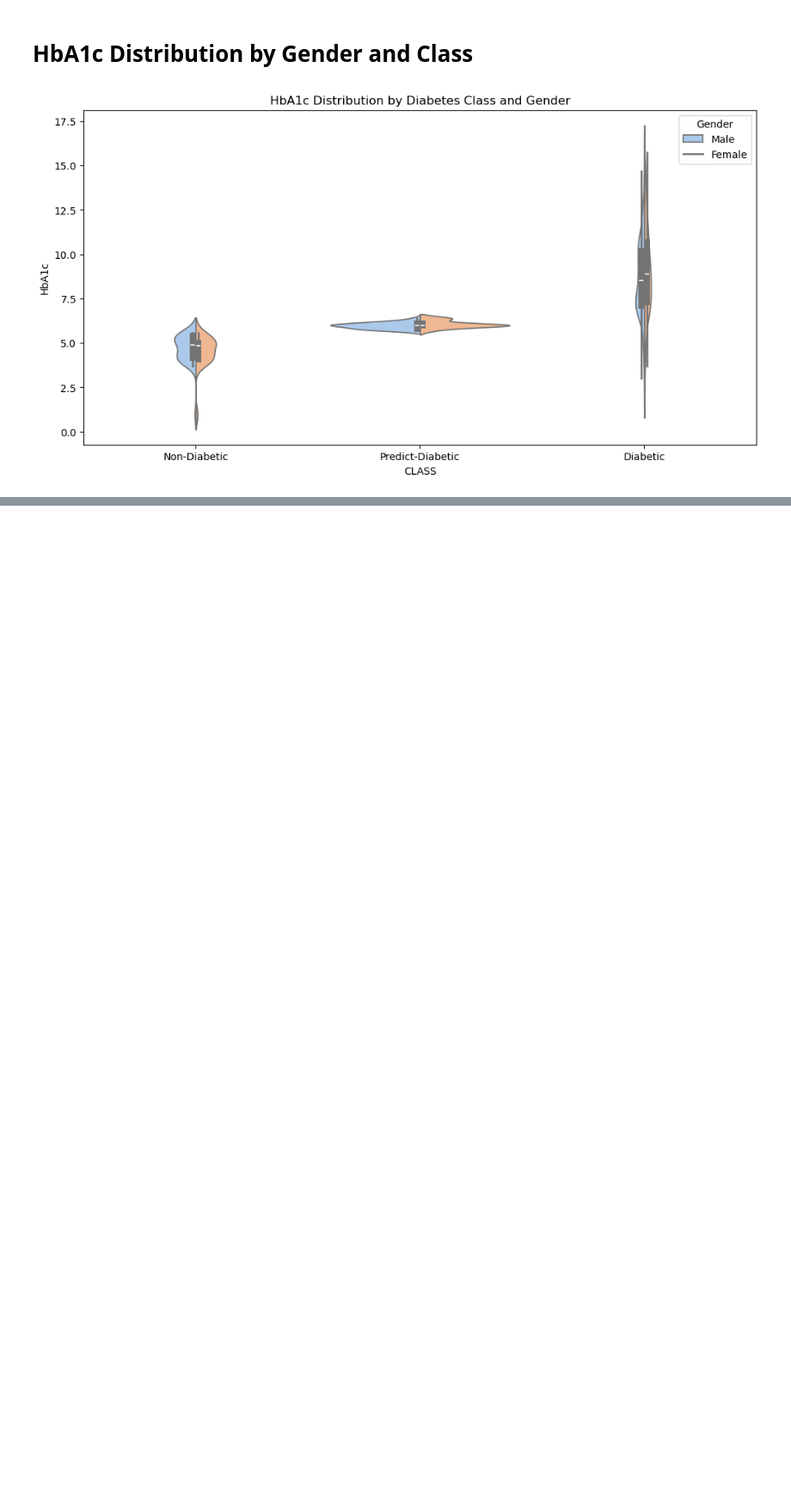
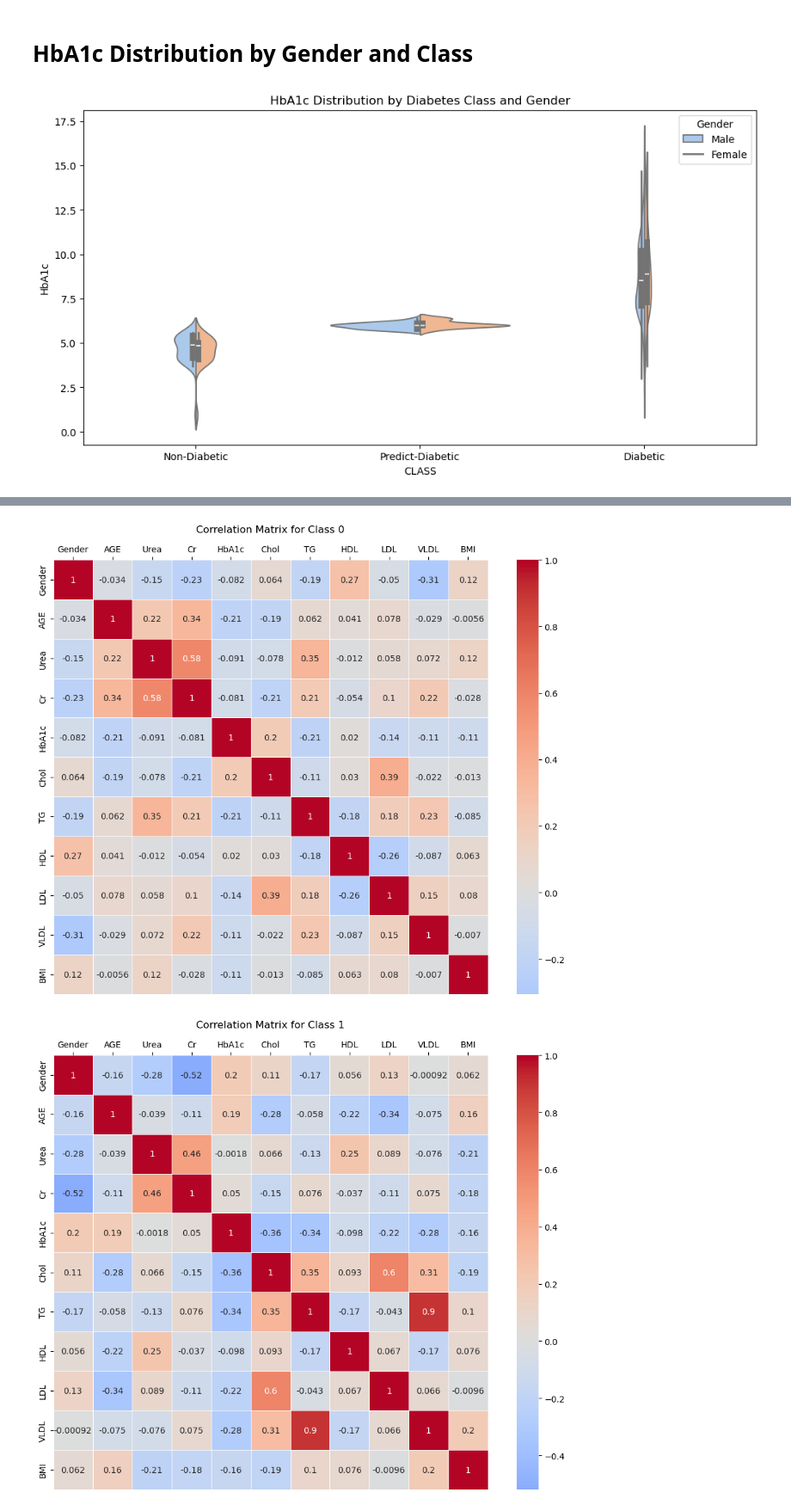
Before and after one commit to abdelrhmanaj/Data_Mining_Project, a Jupyter notebook: Phase_1.ipynb, the cells around one changed output, grey strips where cells are left out. Shown at 86% size. Drawn from its saved outputs; the diff is of its cells as text; code cells hidden in the pictures; blank space fills up the shorter version.

```diff
--- a/Phase_1.ipynb
+++ b/Phase_1.ipynb
@@ -270,0 +305,18 @@ plt.show()
+# %%
+for cls in db['CLASS'].unique():
+    subset = db[db['CLASS'] == cls]
+
+    # Drop CLASS because it has no meaning inside a single class
+    subset_numeric = subset.drop(columns=['CLASS'])
+
+    plt.figure(figsize=(10, 8))
+    corr_matrix = subset_numeric.corr()
+
+    sns.heatmap(corr_matrix, annot=True, cmap='coolwarm', center=0, square=True, linewidths=0.5)
+    plt.gca().xaxis.tick_top()
+    plt.title(f'Correlation Matrix for Class {cls}\n', pad=20)
+    plt.tight_layout()
+    plt.show()
+# %% [output]
+[figure, added]
+[figure, added]
```
Also changed, not shown: parts of 7 cells of this notebook, 4 other files.
